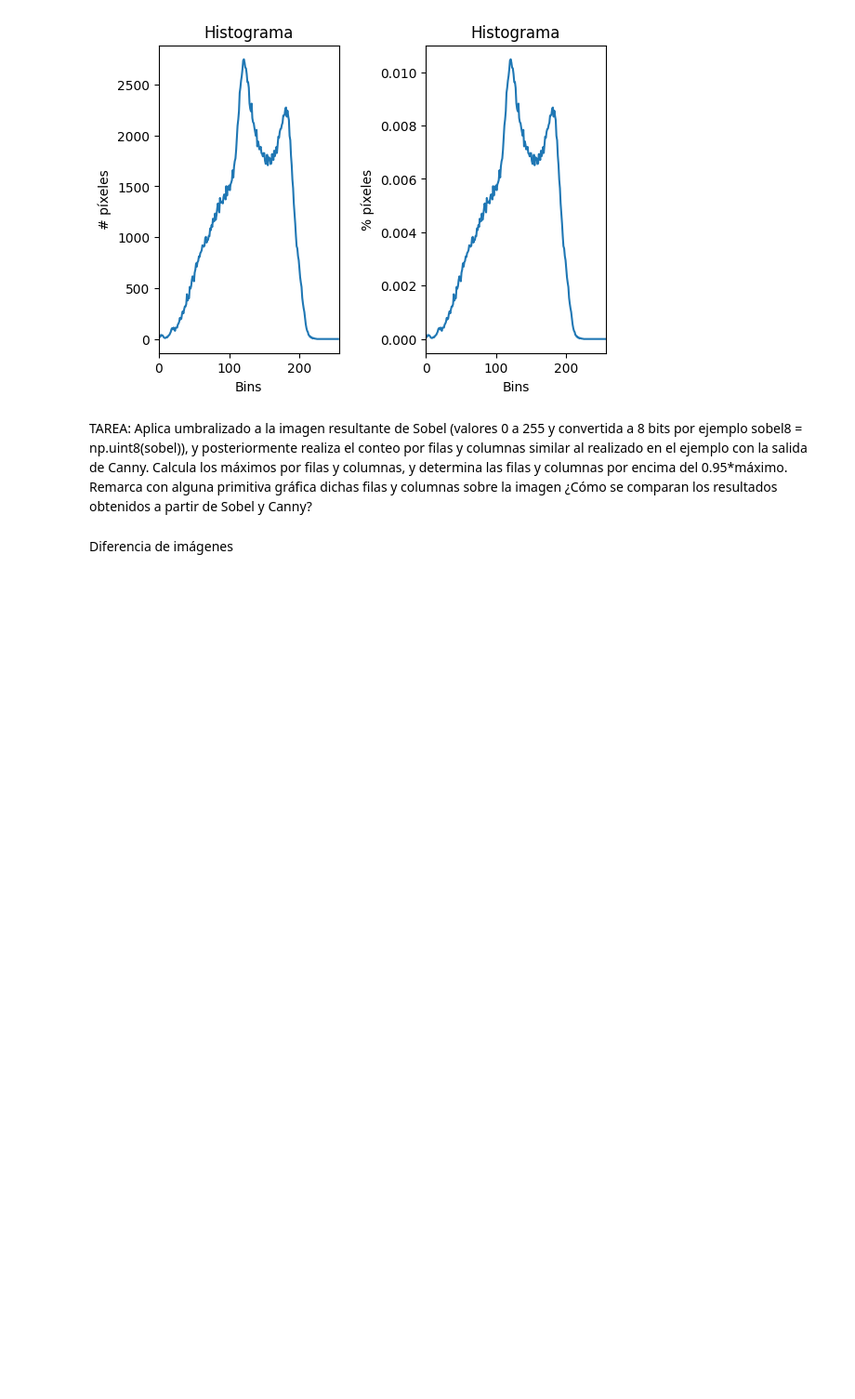
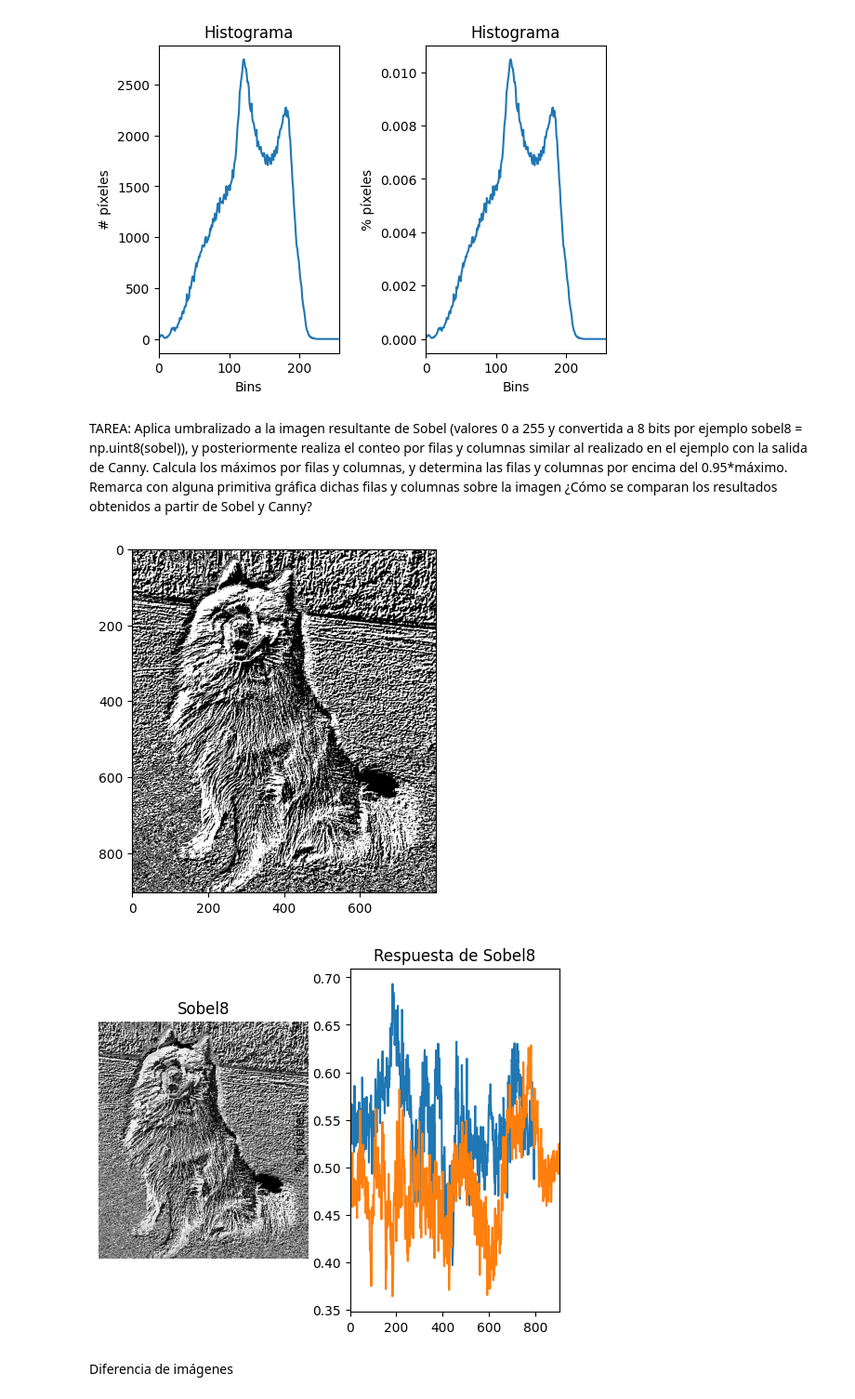
Before and after one commit to AlejandroOrtegaG/VC, a Jupyter notebook: P2/VC_P2.ipynb, the cells around one changed output. Shown at 93% size. Drawn from its saved outputs; the diff is of its cells as text; code cells hidden in the pictures; blank space fills up the shorter version.

```diff
--- a/P2/VC_P2.ipynb
+++ b/P2/VC_P2.ipynb
@@ -249,6 +249,42 @@ plt.xlim([0, 256])
 [figure]
 # %% [markdown]
 TAREA: Aplica umbralizado a la imagen resultante de Sobel (valores 0 a 255 y convertida a 8 bits por ejemplo sobel8 = np.uint8(sobel)), y posteriormente realiza el conteo por filas y columnas similar al realizado en el ejemplo con la salida de Canny. Calcula los máximos por filas y columnas, y determina las filas y columnas por encima del 0.95*máximo. Remarca con alguna primitiva gráfica dichas filas y columnas sobre la imagen ¿Cómo se comparan los resultados obtenidos a partir de Sobel y Canny?
+# %%
+sobel8 = np.uint8(sobel);
+
+#Define valor umbral
+valorUmbral = 150 #Prueba otros valores
+#Obtiene imagen umbralizada para dicho valor definido
+res, imagenUmbralizada = cv2.threshold(sobel8, valorUmbral, 255, cv2.THRESH_BINARY)
+#Muestra resultado
+plt.imshow(imagenUmbralizada, cmap='gray') #Visualiza con mapa de color gris
+
+col_counts = cv2.reduce(sobel8, 0, cv2.REDUCE_SUM, dtype=cv2.CV_32SC1)
+row_counts = cv2.reduce(sobel8, 1, cv2.REDUCE_SUM, dtype=cv2.CV_32SC1)
+
+#Normaliza en base al número de filas y al valor máximo del píxel (255)
+#El resultado será el número de píxeles blancos por columna
+cols = col_counts[0] / (255 * sobel8.shape[1])
+rows = row_counts[:,0] / (255 * sobel8.shape[1])
+
+#Muestra dicha cuenta gráficamente
+plt.figure()
+plt.subplot(1, 2, 1)
+plt.axis("off")
+plt.title("Sobel8")
+plt.imshow(sobel8, cmap='gray')
+
+plt.subplot(1, 2, 2)
+plt.title("Respuesta de Sobel8")
+plt.ylabel("% píxeles")
+plt.plot(cols)
+plt.plot(rows)
+#Rango en x definido por las columnas
+plt.xlim([0, sobel8.shape[0]])
+plt.show()
+# %% [output]
+[figure, added]
+[figure, added]
 # %% [markdown]
 Diferencia de imágenes
 # %%
```
Also changed, not shown: parts of 2 cells of this notebook.
